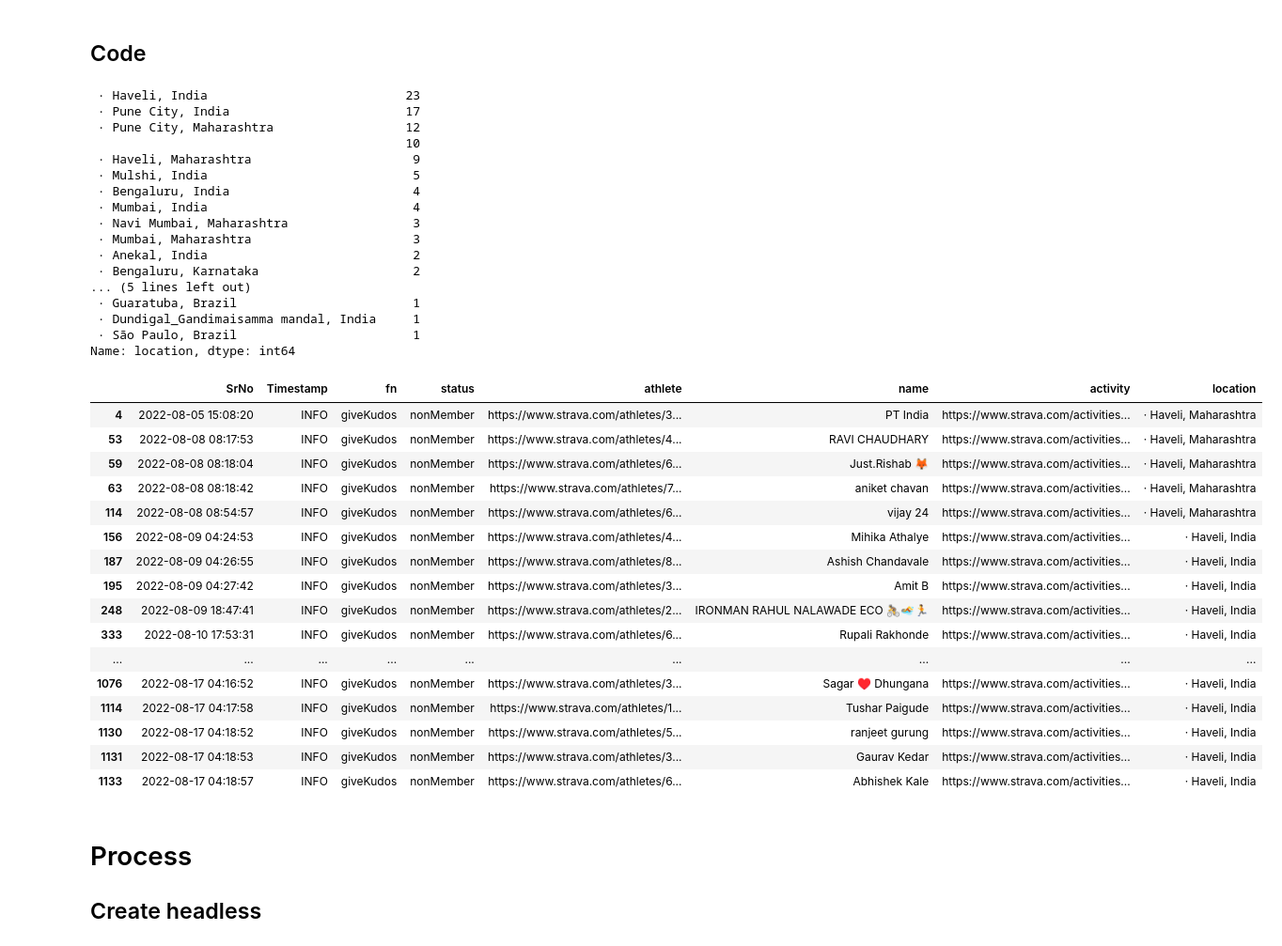
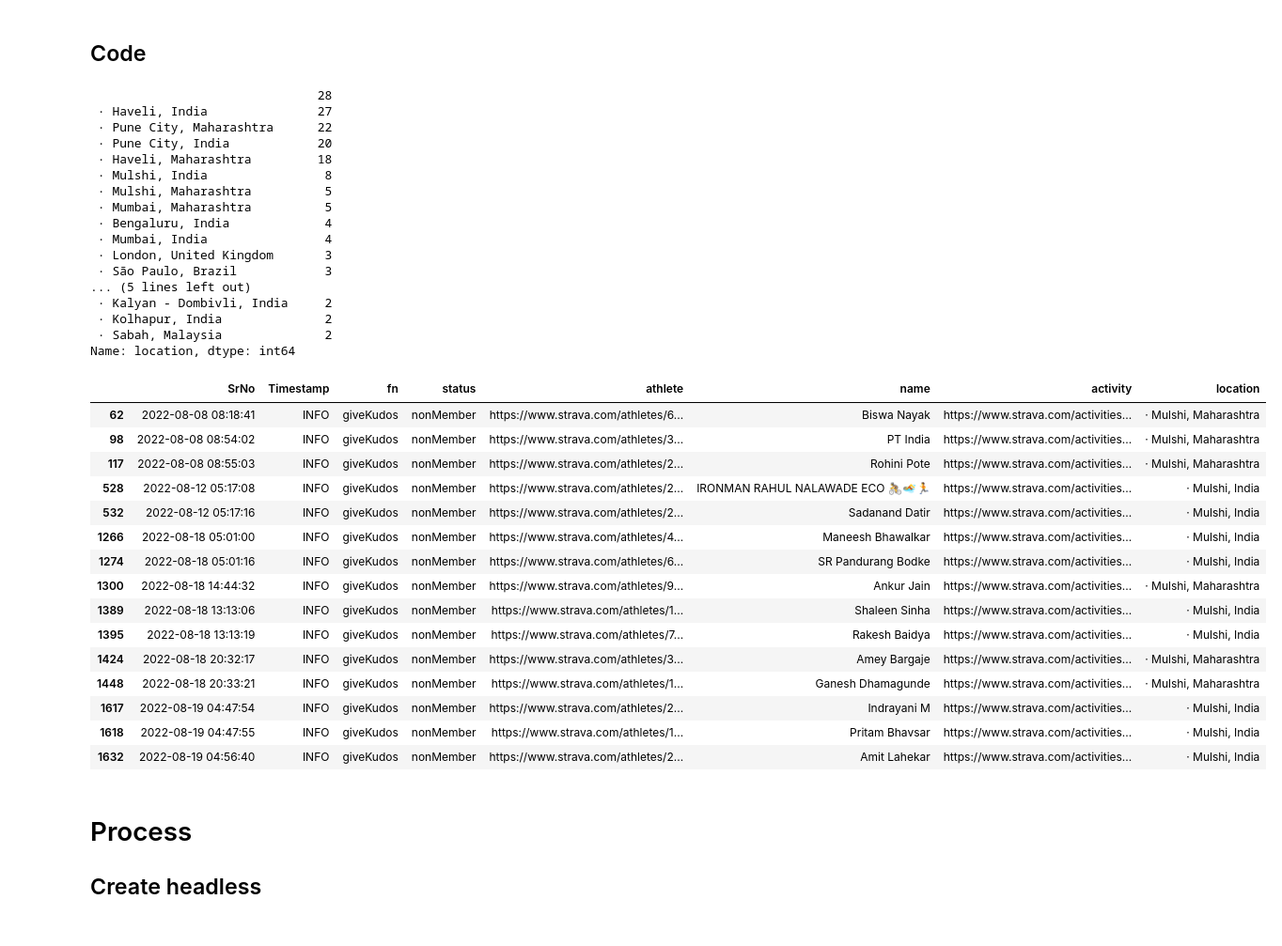
Before and after one commit to avinashmane/colab, a Jupyter notebook: 1.2_strava_mileage_challenge.ipynb, the cells around one changed output. Shown at 94% size. Drawn from its saved outputs; the diff is of its cells as text; code cells hidden in the pictures.

```diff
--- a/1.2_strava_mileage_challenge.ipynb
+++ b/1.2_strava_mileage_challenge.ipynb
@@ -59,8 +63,11 @@ sheets:
         tab: Members
         range: A10:O
     StravaPromoLog:
-        url: https://docs.google.com/spreadsheets/d/1Q8SA641P0aytWzPGmeHG_xuxll3Wq6phsxjb91RjgWY/edit#gid=0
+        url: https://docs.google.com/spreadsheets/d/14a8u53o0V6jKwP1nxk0334jvKsRnW6J5hKzcaQAwUbw/edit#gid=179675201
         tab: StravaPromoLog
+    StravaCommentLog:
+        url: https://docs.google.com/spreadsheets/d/14a8u53o0V6jKwP1nxk0334jvKsRnW6J5hKzcaQAwUbw/edit#gid=179675201
+        tab: StravaCommentLog
 
 """,Loader=yaml.Loader)
 for x in cfg['env'][os.name]:
@@ -92,50 +99,51 @@ importlib.reload(socialmediasite)
 Strava=socialmediasite.Strava
 SocialMediaSite=socialmediasite.SocialMediaSite
 # %%
-df_mc=gsheets.Gsheet(cfg['sheets']['stravasync']['url']).getSheetDf('StravaPromoLog','A1')
+df_mc=gsheets.Gsheet(cfg['sheets']['StravaPromoLog']['url']).getSheetDf('StravaPromoLog','A1')
 df_mc.loc[(df_mc.status=='nonMember') ].drop_duplicates('athlete').location.value_counts().head(20)
 # %% [output]
- · Haveli, India                           23
- · Pune City, India                        17
- · Pune City, Maharashtra                  12
-                                           10
- · Haveli, Maharashtra                      9
- · Mulshi, India                            5
- · Bengaluru, India                         4
- · Mumbai, India                            4
- · Navi Mumbai, Maharashtra                 3
- · Mumbai, Maharashtra                      3
- · Anekal, India                            2
- · Bengaluru, Karnataka                     2
+                               28
+ · Haveli, India               27
+ · Pune City, Maharashtra      22
+ · Pune City, India            20
+ · Haveli, Maharashtra         18
+ · Mulshi, India                8
+ · Mulshi, Maharashtra          5
+ · Mumbai, Maharashtra          5
+ · Bengaluru, India             4
+ · Mumbai, India                4
+ · London, United Kingdom       3
+ · São Paulo, Brazil            3
 ... (5 lines left out)
- · Guaratuba, Brazil                        1
- · Dundigal_Gandimaisamma mandal, India     1
- · São Paulo, Brazil                        1
+ · Kalyan - Dombivli, India     2
+ · Kolhapur, India              2
+ · Sabah, Malaysia              2
 Name: location, dtype: int64
 # %%
-df_mc.loc[(df_mc.status=='nonMember')
+_df=df_mc.loc[(df_mc.status=='nonMember')
           & df_mc.location.isin([#' · Pune City, Maharashtra',' · Pune City, India',
-                                 ' · Haveli, Maharashtra', ' · Haveli, India',
-                                 # ' · Mulshi, Maharashtra',' · Mulshi, India'
+                                 # ' · Haveli, Maharashtra', ' · Haveli, India',
+                                 ' · Mulshi, Maharashtra',' · Mulshi, India'
                                 ])].drop_duplicates('athlete',keep='last') #Haveli
+_df.to_clipboard()
+_df
 # %% [output]
 |  | SrNo | Timestamp | fn | status | athlete | name | activity | location |
-| 4 | 2022-08-05 15:08:20 | INFO | giveKudos | nonMember | https://www.strava.com/athletes/3... | PT India | https://www.strava.com/activities... | · Haveli, Maharashtra |
-| 53 | 2022-08-08 08:17:53 | INFO | giveKudos | nonMember | https://www.strava.com/athletes/4... | RAVI CHAUDHARY | https://www.strava.com/activities... | · Haveli, Maharashtra |
-| 59 | 2022-08-08 08:18:04 | INFO | giveKudos | nonMember | https://www.strava.com/athletes/6... | Just.Rishab 🦊 | https://www.strava.com/activities... | · Haveli, Maharashtra |
-| 63 | 2022-08-08 08:18:42 | INFO | giveKudos | nonMember | https://www.strava.com/athletes/7... | aniket chavan | https://www.strava.com/activities... | · Haveli, Maharashtra |
-| 114 | 2022-08-08 08:54:57 | INFO | giveKudos | nonMember | https://www.strava.com/athletes/6... | vijay 24 | https://www.strava.com/activities... | · Haveli, Maharashtra |
-| 156 | 2022-08-09 04:24:53 | INFO | giveKudos | nonMember | https://www.strava.com/athletes/4... | Mihika Athalye | https://www.strava.com/activities... | · Haveli, India |
-| 187 | 2022-08-09 04:26:55 | INFO | giveKudos | nonMember | https://www.strava.com/athletes/8... | Ashish Chandavale | https://www.strava.com/activities... | · Haveli, India |
-| 195 | 2022-08-09 04:27:42 | INFO | giveKudos | nonMember | https://www.strava.com/athletes/3... | Amit B | https://www.strava.com/activities... | · Haveli, India |
-| 248 | 2022-08-09 18:47:41 | INFO | giveKudos | nonMember | https://www.strava.com/athletes/2... | IRONMAN RAHUL NALAWADE ECO 🚴🏊🏃 | https://www.strava.com/activities... | · Haveli, India |
-| 333 | 2022-08-10 17:53:31 | INFO | giveKudos | nonMember | https://www.strava.com/athletes/6... | Rupali Rakhonde | https://www.strava.com/activities... | · Haveli, India |
-| ... | ... | ... | ... | ... | ... | ... | ... | ... |
-| 1076 | 2022-08-17 04:16:52 | INFO | giveKudos | nonMember | https://www.strava.com/athletes/3... | Sagar ♥️ Dhungana | https://www.strava.com/activities... | · Haveli, India |
-| 1114 | 2022-08-17 04:17:58 | INFO | giveKudos | nonMember | https://www.strava.com/athletes/1... | Tushar Paigude | https://www.strava.com/activities... | · Haveli, India |
-| 1130 | 2022-08-17 04:18:52 | INFO | giveKudos | nonMember | https://www.strava.com/athletes/5... | ranjeet gurung | https://www.strava.com/activities... | · Haveli, India |
-| 1131 | 2022-08-17 04:18:53 | INFO | giveKudos | nonMember | https://www.strava.com/athletes/3... | Gaurav Kedar | https://www.strava.com/activities... | · Haveli, India |
-| 1133 | 2022-08-17 04:18:57 | INFO | giveKudos | nonMember | https://www.strava.com/athletes/6... | Abhishek Kale | https://www.strava.com/activities... | · Haveli, India |
+| 62 | 2022-08-08 08:18:41 | INFO | giveKudos | nonMember | https://www.strava.com/athletes/6... | Biswa Nayak | https://www.strava.com/activities... | · Mulshi, Maharashtra |
+| 98 | 2022-08-08 08:54:02 | INFO | giveKudos | nonMember | https://www.strava.com/athletes/3... | PT India | https://www.strava.com/activities... | · Mulshi, Maharashtra |
+| 117 | 2022-08-08 08:55:03 | INFO | giveKudos | nonMember | https://www.strava.com/athletes/2... | Rohini Pote | https://www.strava.com/activities... | · Mulshi, Maharashtra |
+| 528 | 2022-08-12 05:17:08 | INFO | giveKudos | nonMember | https://www.strava.com/athletes/2... | IRONMAN RAHUL NALAWADE ECO 🚴🏊🏃 | https://www.strava.com/activities... | · Mulshi, India |
+| 532 | 2022-08-12 05:17:16 | INFO | giveKudos | nonMember | https://www.strava.com/athletes/2... | Sadanand Datir | https://www.strava.com/activities... | · Mulshi, India |
+| 1266 | 2022-08-18 05:01:00 | INFO | giveKudos | nonMember | https://www.strava.com/athletes/4... | Maneesh Bhawalkar | https://www.strava.com/activities... | · Mulshi, India |
+| 1274 | 2022-08-18 05:01:16 | INFO | giveKudos | nonMember | https://www.strava.com/athletes/6... | SR Pandurang Bodke | https://www.strava.com/activities... | · Mulshi, India |
+| 1300 | 2022-08-18 14:44:32 | INFO | giveKudos | nonMember | https://www.strava.com/athletes/9... | Ankur Jain | https://www.strava.com/activities... | · Mulshi, Maharashtra |
+| 1389 | 2022-08-18 13:13:06 | INFO | giveKudos | nonMember | https://www.strava.com/athletes/1... | Shaleen Sinha | https://www.strava.com/activities... | · Mulshi, India |
+| 1395 | 2022-08-18 13:13:19 | INFO | giveKudos | nonMember | https://www.strava.com/athletes/7... | Rakesh Baidya | https://www.strava.com/activities... | · Mulshi, India |
+| 1424 | 2022-08-18 20:32:17 | INFO | giveKudos | nonMember | https://www.strava.com/athletes/3... | Amey Bargaje | https://www.strava.com/activities... | · Mulshi, Maharashtra |
+| 1448 | 2022-08-18 20:33:21 | INFO | giveKudos | nonMember | https://www.strava.com/athletes/1... | Ganesh Dhamagunde | https://www.strava.com/activities... | · Mulshi, Maharashtra |
+| 1617 | 2022-08-19 04:47:54 | INFO | giveKudos | nonMember | https://www.strava.com/athletes/2... | Indrayani M | https://www.strava.com/activities... | · Mulshi, India |
+| 1618 | 2022-08-19 04:47:55 | INFO | giveKudos | nonMember | https://www.strava.com/athletes/1... | Pritam Bhavsar | https://www.strava.com/activities... | · Mulshi, India |
+| 1632 | 2022-08-19 04:56:40 | INFO | giveKudos | nonMember | https://www.strava.com/athletes/2... | Amit Lahekar | https://www.strava.com/activities... | · Mulshi, India |
 # %% [markdown]
 # Process
 ## Create headless
```
Also changed, not shown: parts of 18 cells of this notebook, 7 other files.
